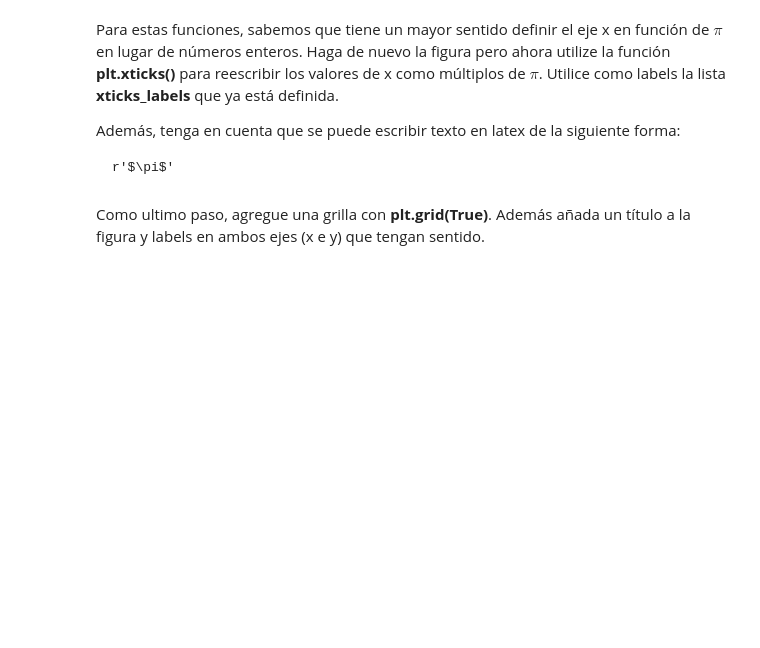
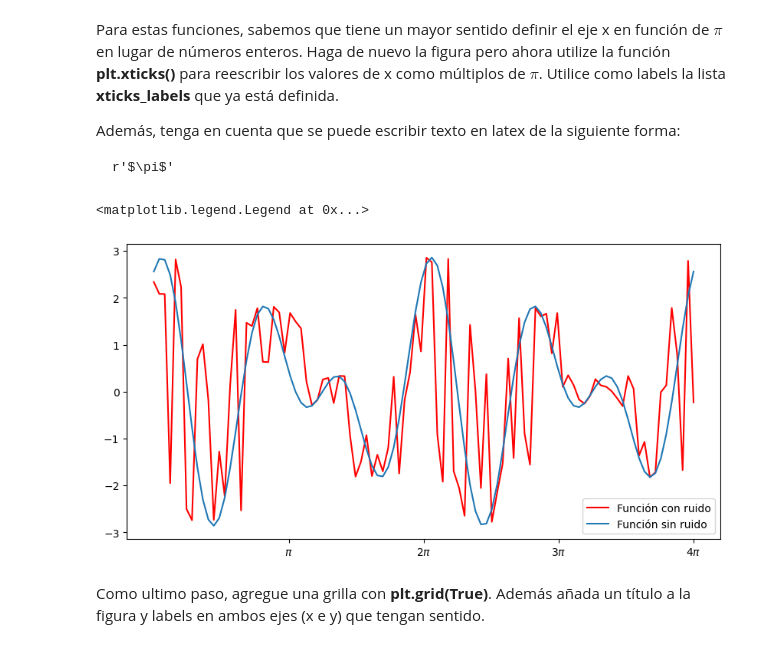
Before and after one commit to AstroOlguin/Tarea-1, a Jupyter notebook: Tarea_1.ipynb, the cells around one changed output. Saved outputs shown, nothing was run; the diff lists cells and outputs as text; code cells hidden in the pictures; blank space fills up the shorter version.

```diff
--- a/Tarea_1.ipynb
+++ b/Tarea_1.ipynb
@@ -530,2 +559,14 @@ xticks_labels = [r'$\pi$', r'$2\pi$', r'$3\pi$', r'$4\pi$']
+# %%
+xticks_labels = [r'$\pi$', r'$2\pi$', r'$3\pi$', r'$4\pi$']
+
+
+plt.figure(figsize=(10,5))
+plt.plot(x_values,y2, color="red",label = 'Función con ruido')
+plt.plot(x_values,y,label='Función sin ruido')
+plt.xticks([np.pi, 2*np.pi, 3*np.pi, 4*np.pi],xticks_labels)
+plt.legend()
+# %% [output]
+<matplotlib.legend.Legend at 0x...>
+[figure, added]
 # %% [markdown]
 Como ultimo paso, agregue una grilla con **plt.grid(True)**. Además añada un título a la figura y labels en ambos ejes (x e y) que tengan sentido.
```
Also changed, not shown: parts of 16 cells of this notebook.
